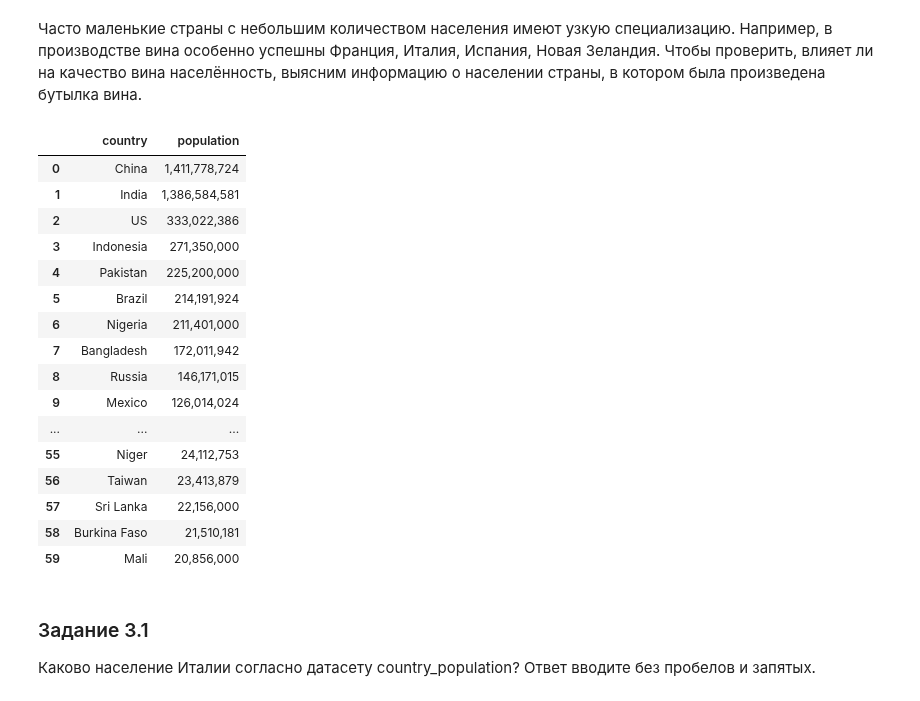
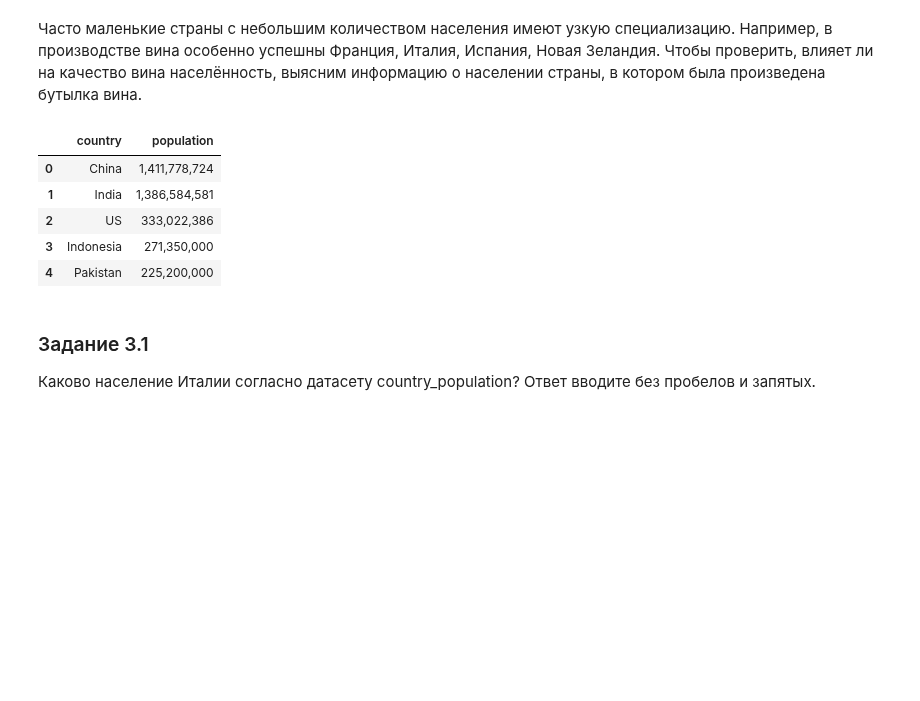
Before and after one commit to UdTatyana/SF-Data-Science, a Jupyter notebook: Skillfactory/EDA-3 Создание признаков/EDA-3.ipynb, the cells around one changed output. Saved outputs shown, nothing was run; the diff lists cells and outputs as text; code cells hidden in the pictures; blank space fills up the shorter version.

```diff
--- a/Skillfactory/EDA-3 Создание признаков/EDA-3.ipynb
+++ b/Skillfactory/EDA-3 Создание признаков/EDA-3.ipynb
@@ -125,25 +125,14 @@ display(data.head())
 Часто маленькие страны с небольшим количеством населения имеют узкую специализацию. Например, в производстве вина особенно успешны Франция, Италия, Испания, Новая Зеландия. Чтобы проверить, влияет ли на качество вина населённость, выясним информацию о населении страны, в котором была произведена бутылка вина.
 # %%
 country_population = pd.read_csv('data/country_population.csv', sep=';')
-display(country_population.head(60))
+display(country_population.head())
 # %% [output]
 |  | country | population |
 | 0 | China | 1,411,778,724 |
 | 1 | India | 1,386,584,581 |
 | 2 | US | 333,022,386 |
 | 3 | Indonesia | 271,350,000 |
 | 4 | Pakistan | 225,200,000 |
-| 5 | Brazil | 214,191,924 |
-| 6 | Nigeria | 211,401,000 |
-| 7 | Bangladesh | 172,011,942 |
-| 8 | Russia | 146,171,015 |
-| 9 | Mexico | 126,014,024 |
-| ... | ... | ... |
-| 55 | Niger | 24,112,753 |
-| 56 | Taiwan | 23,413,879 |
-| 57 | Sri Lanka | 22,156,000 |
-| 58 | Burkina Faso | 21,510,181 |
-| 59 | Mali | 20,856,000 |
 # %% [markdown]
 ### Задание 3.1
 Каково население Италии согласно датасету country_population? Ответ вводите без пробелов и запятых.
```
Also changed, not shown: parts of 47 cells of this notebook.
